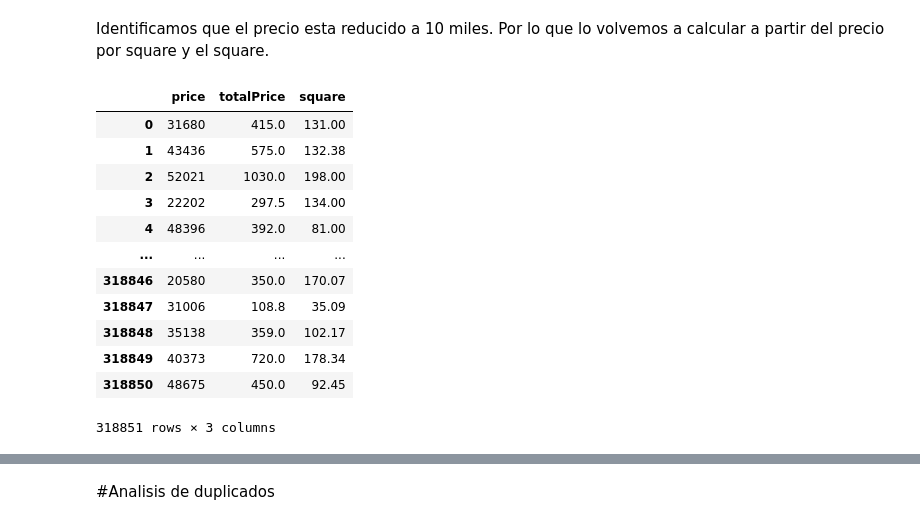
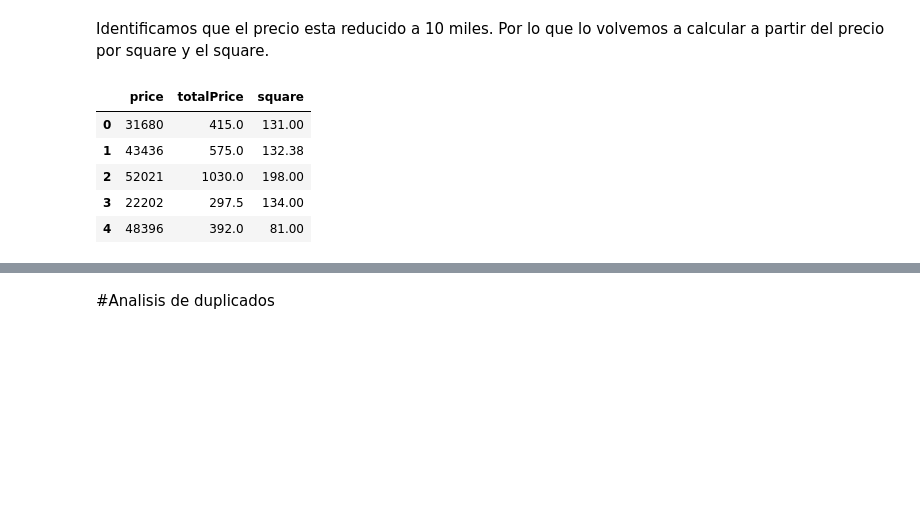
Before and after one commit to ichiP245/TP-Anal-tica-Descriptiva, a Jupyter notebook: notebooks/TP_Descriptiva.ipynb, the cells around one changed output, grey strips where cells are left out. Cells and saved outputs as stored; diff of their text form; code cells hidden in the pictures; blank space fills up the shorter version.

```diff
--- a/notebooks/TP_Descriptiva.ipynb
+++ b/notebooks/TP_Descriptiva.ipynb
@@ -126,8 +235,8 @@ communityAverage
 # %% [markdown]
 Como se puede ver aparecen muchos caracteres raros, vamos a analizar las filas que los contienen y los que no
 # %%
-pd.set_option('display.max_columns', None)
-df[df['bathRoom'].isin([2006, 2003, 1990, 2000, 1996, 2005, 2011, '未知', 1994, 2004, '2003',])]
+# Vemos las filas que tienen valores extraños o incoherentes en la columna 'bathRoom'
+df[df['bathRoom'].isin([2006, 2003, 1990, 2000, 1996, 2005, 2011, '未知', 1994, 2004, '2003'])]
 # %% [output]
 |  | url | id | Lng | Lat | Cid | tradeTime | DOM | followers | totalPrice | price | ... |
 | 92235 | https://bj.lianjia.com/chengjiao/... | BJ0000615040 | 116.117724 | 39.941152 | 1111052110644 | 2010-02-21 | 1.0 | 0 | 198.0 | 15729 | ... |
@@ -241,5 +350,4 @@ en DOM y en buildingType aparece el valor nan al hacer .unique() pero son datos
 # %%
-pd.reset_option('display.max_rows')
 df[df['constructionTime']=='未知']
 # %% [output]
 |  | url | id | Lng | Lat | Cid | tradeTime | DOM | followers | totalPrice | price | ... |
@@ -314,21 +399,14 @@ communityAverage
 # %% [markdown]
 Identificamos que el precio esta reducido a 10 miles. Por lo que lo volvemos a calcular a partir del precio por square y el square.
 # %%
-df[['price','totalPrice','square']]
+df[['price','totalPrice','square']].head()
 # %% [output]
 |  | price | totalPrice | square |
 | 0 | 31680 | 415.0 | 131.00 |
 | 1 | 43436 | 575.0 | 132.38 |
 | 2 | 52021 | 1030.0 | 198.00 |
 | 3 | 22202 | 297.5 | 134.00 |
 | 4 | 48396 | 392.0 | 81.00 |
-| ... | ... | ... | ... |
-| 318846 | 20580 | 350.0 | 170.07 |
-| 318847 | 31006 | 108.8 | 35.09 |
-| 318848 | 35138 | 359.0 | 102.17 |
-| 318849 | 40373 | 720.0 | 178.34 |
-| 318850 | 48675 | 450.0 | 92.45 |
-318851 rows × 3 columns
 # %%
 df['totalPrice'] = df['price']*df['square']
 # %%
```
Also changed, not shown: parts of 46 cells of this notebook.
